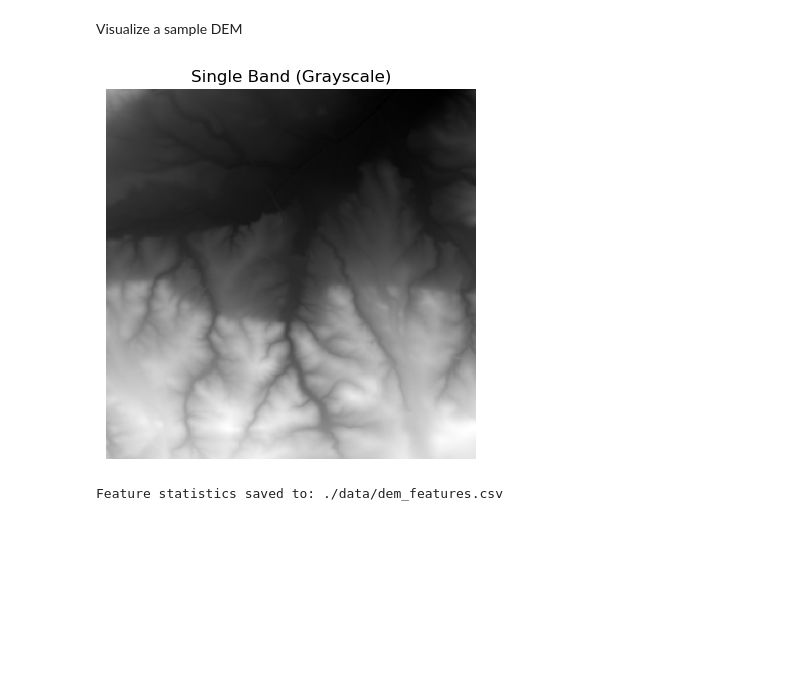
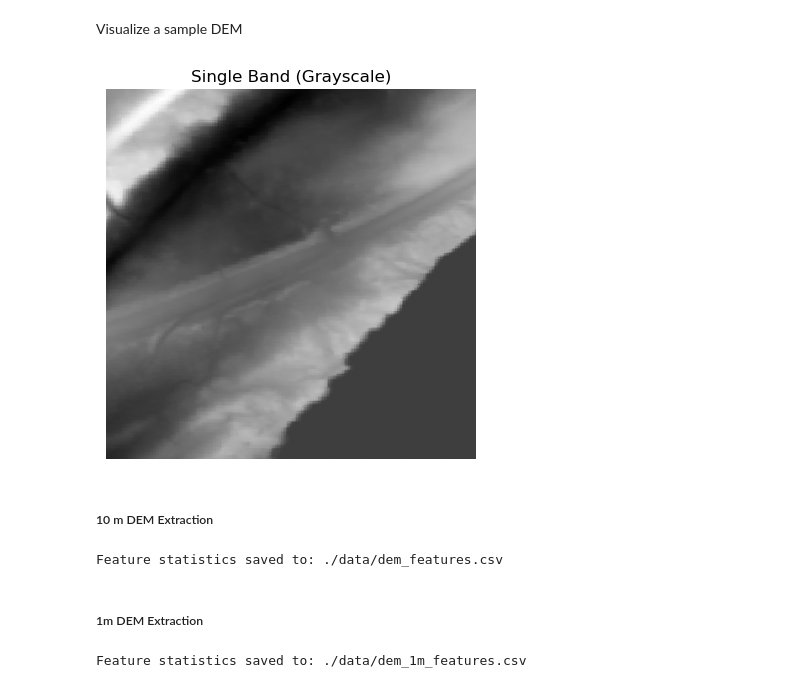
Before and after one commit to VienJou/Flood-height-prediction, a Jupyter notebook: dem_features.ipynb, the cells around one changed output. Drawn from its saved outputs; the diff is of its cells as text; code cells hidden in the pictures; blank space fills up the shorter version.

```diff
--- a/dem_features.ipynb
+++ b/dem_features.ipynb
@@ -15,12 +17,15 @@ import rasterio
 Visualize a sample DEM
 # %%
 tif_path = '../../data_0718/USGS_3DEP_0722_3000m/12722_USGS_3DEP_2024.tif'
+# tif_path = '../../data_0718/USGS_3DEP_1m/4358_USGS_3DEP_1m.tif'
+
 with rasterio.open(tif_path) as src:
     img = src.read()
+    img = center_crop(img, crop_size=300)
     plt.imshow(img[0], cmap='gray')
     plt.title('Single Band (Grayscale)')
     plt.axis('off')
     plt.show()
 # %% [output]
-[figure, old version]
+[figure, new version]
 # %%
@@ -58,6 +81,8 @@ def compute_stats(tif_path):
         band_mean = np.mean(band_flat)
         band_iqr = iqr(band_flat)
     return crs, band_min, band_max, band_mean, band_iqr
+# %% [markdown]
+##### 10 m DEM Extraction
 # %%
 json_path = "../../data_0718/json/flooding_dataset_with_precipitation_0801_with_height_above.json"
 feature_path = '../../data_0718/USGS_3DEP_0722_3000m/'
@@ -89,3 +114,36 @@ df.to_csv(output_csv, index=False)
 print(f"Feature statistics saved to: {output_csv}")
 # %% [output]
 Feature statistics saved to: ./data/dem_features.csv
+# %% [markdown]
+##### 1m DEM Extraction
+# %%
+json_path = "../../data_0718/json/flooding_dataset_with_precipitation_0801_with_height_above.json"
+feature_path = '../../data_0718/USGS_3DEP_1m/'
+output_csv = "./data/dem_1m_features.csv"
+
+tif_files = extract_valid_files(json_path, feature_path)
+
+stats_list = []
+for tif_path in tif_files:
+    try:
+        file_id = os.path.basename(tif_path).split('_')[0]
+        year = os.path.basename(tif_path).split('_')[-1]
+        crs, band_min, band_max, band_mean, band_iqr  = compute_stats(tif_path, crop=True)
+        band_stats = {
+                        'file_id': file_id,
+                        'year': year,
+                        'dem_min': band_min,
+                        'dem_max': band_max,
+                        'dem_mean': band_mean,
+                        'dem_iqr': band_iqr,
+                        "projection": crs
+                    }
+        stats_list.append(band_stats)
+    except Exception as e:
+        print(f"Error processing {file_id}: {e}")
+
+df = pd.DataFrame(stats_list)
+df.to_csv(output_csv, index=False)
+print(f"Feature statistics saved to: {output_csv}")
+# %% [output]
+Feature statistics saved to: ./data/dem_1m_features.csv
```
Also changed, not shown: parts of 2 cells of this notebook, 1 other file.
